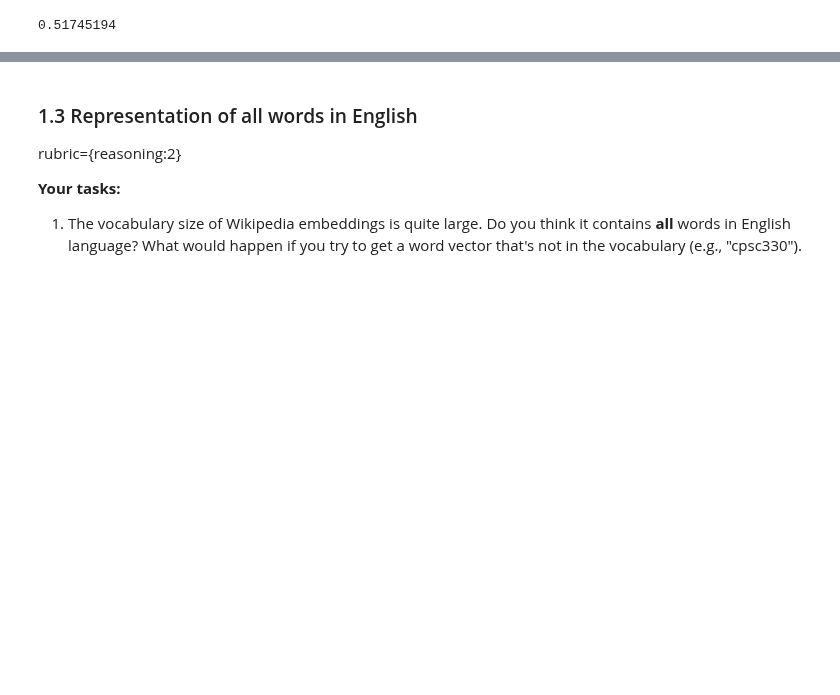
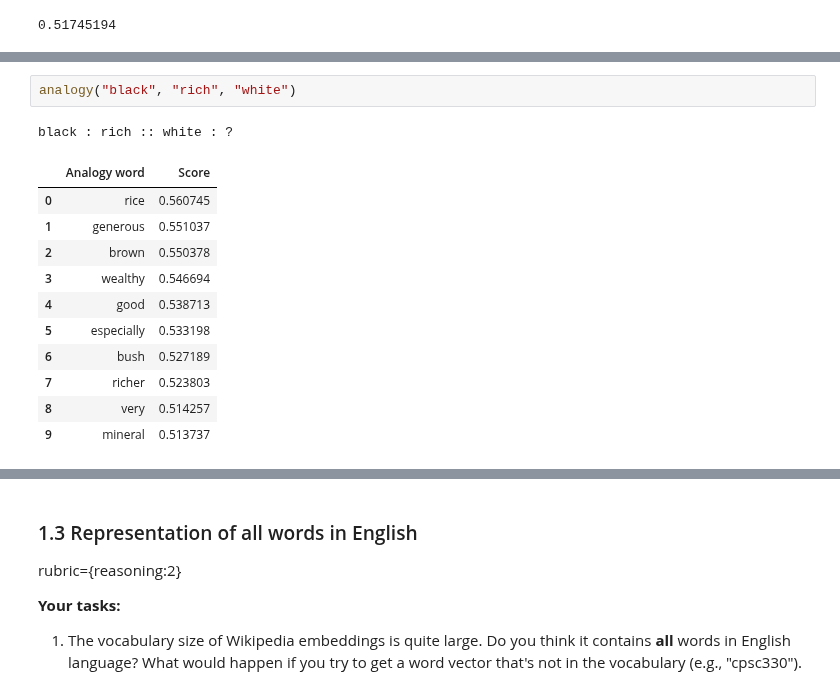
Before and after one commit to wangseann/cpsc330-2022W2, a Jupyter notebook: hw/hw8/hw8.ipynb, the cells around one changed output, grey strips where cells are left out. Cells and saved outputs as stored; diff of their text form; blank space fills up the shorter version.

```diff
--- a/hw/hw8/hw8.ipynb
+++ b/hw/hw8/hw8.ipynb
@@ -182,0 +196,15 @@ glove_wiki_vectors.similarity("black", "rich")
+# %%
+analogy("black", "rich", "white")
+# %% [output]
+black : rich :: white : ?
+|  | Analogy word | Score |
+| 0 | rice | 0.560745 |
+| 1 | generous | 0.551037 |
+| 2 | brown | 0.550378 |
+| 3 | wealthy | 0.546694 |
+| 4 | good | 0.538713 |
+| 5 | especially | 0.533198 |
+| 6 | bush | 0.527189 |
+| 7 | richer | 0.523803 |
+| 8 | very | 0.514257 |
+| 9 | mineral | 0.513737 |
```
Also changed, not shown: parts of 7 cells of this notebook, 1 other file.
